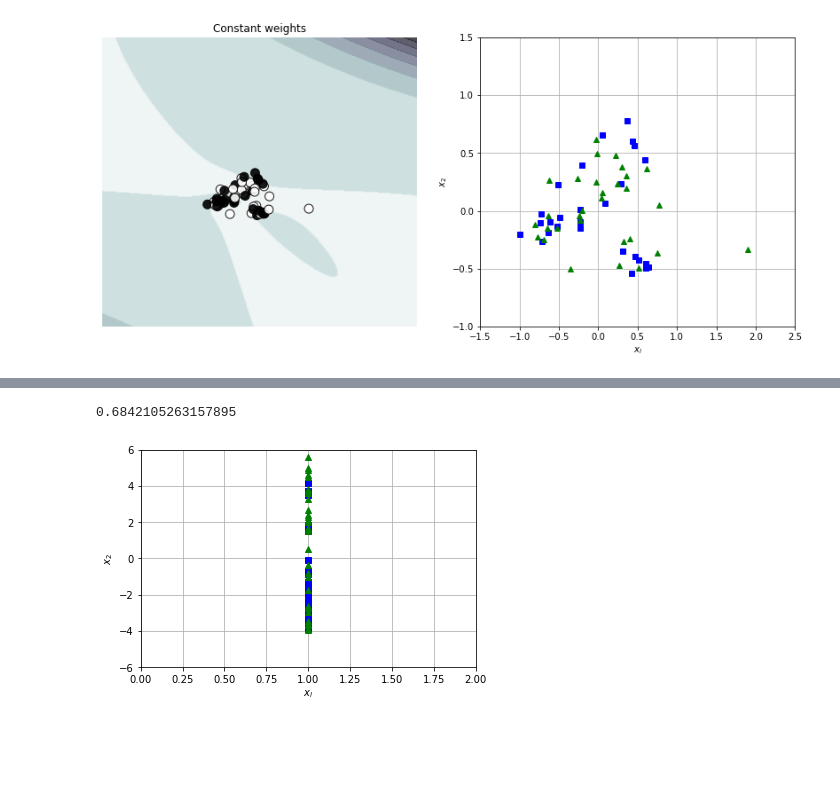
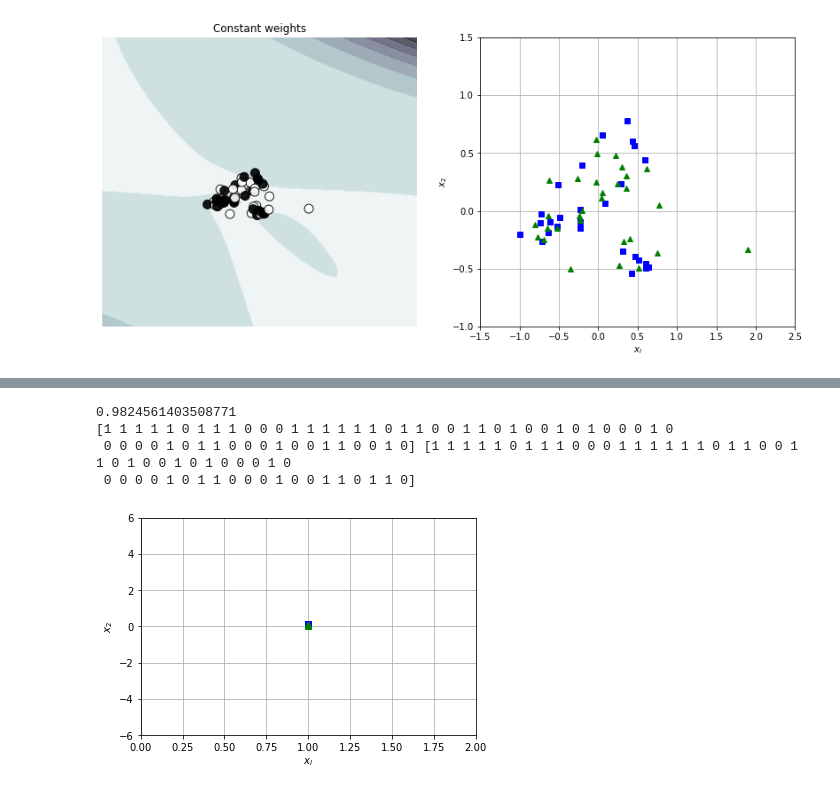
Before and after one commit to NeuroDataDesign/hyppo-2021-2022, a Jupyter notebook: Yingheng_Wang/classfication_baseline.ipynb, the cells around one changed output, grey strips where cells are left out. Saved outputs shown, nothing was run; the diff lists cells and outputs as text; code cells hidden in the pictures; blank space fills up the shorter version.

```diff
--- a/Yingheng_Wang/classfication_baseline.ipynb
+++ b/Yingheng_Wang/classfication_baseline.ipynb
@@ -654,14 +647,14 @@ clf = Pipeline([ ('scaler', StandardScaler()),
 X_degree = x_degree
 cmds = ClassicalMDS(2)
 X_degree_cmds = cmds.fit_transform(X_degree)
-X_degree = X_degree_cmds.reshape(X_degree.shape[0], -1)
-clf.fit(X_degree, y)
-pred = clf.predict(X_degree)
-decision=clf.decision_function(X_degree)
+clf.fit(X_degree_cmds, y)
+pred = clf.predict(X_degree_cmds)
+decision=clf.decision_function(X_degree_cmds)
 # fig, axes = plt.subplots(1, 2, figsize=(14, 6))
 # sample_weight_constant = np.ones(len(X_degree))
 # plot_decision_function(clf, sample_weight_constant, axes[0],
 #                        "Constant weights")
 y_ = y.flatten()
-plot_dataset( X_degree, y_, [0, 6, -2, 2] )
-print(accuracy_score(pred, y))
+plot_dataset( X_degree_cmds, y_, [0, 6, -2, 2] )
+print(accuracy_score(pred, y_))
+print(pred, y_)
@@ -670,0 +661,14 @@ print(accuracy_score(pred, y))
+# %%
+from sklearn.svm import LinearSVC
+from sklearn.metrics import accuracy_score
+
+clf = Pipeline([ ('scaler', StandardScaler()),
+                 ('svm_clf', LinearSVC(C=10, loss="hinge", random_state=42))
+               ])
+clf.fit(X_degree, y)
+pred = clf.predict(X_degree)
+decision=clf.decision_function(X_degree)
+y_ = y.flatten()
+plot_dataset( X_degree, y_, [-0.01, 0.1, -0.01, 0.175] )
+print(accuracy_score(pred, y_))
+print(pred, y_)
@@ -671,23 +681,28 @@ print(accuracy_score(pred, y))
 # %%
 from sklearn.svm import LinearSVC
 from sklearn.metrics import accuracy_score
 
-X_degree_poly = degree_nodal_covariates.fit_transform(X_degree)
-clf = Pipeline([ ('features', degree_nodal_covariates),
+poly_nodal_covariates = PolynomialFeatures(degree=3)
+X_degree_poly = poly_nodal_covariates.fit_transform(X_degree)
+clf = Pipeline([ ('features', poly_nodal_covariates),
                  ('scaler', StandardScaler()),
                  ('svm_clf', LinearSVC(C=10, loss="hinge", random_state=42))
                ])
 clf.fit(X_degree, y)
 pred = clf.predict(X_degree)
 decision=clf.decision_function(X_degree)
 # fig, axes = plt.subplots(1, 2, figsize=(14, 6))
 # sample_weight_constant = np.ones(len(X))
 # plot_decision_function(clf, sample_weight_constant, axes[0],
 #                        "Constant weights")
 y_ = y.flatten()
 plot_dataset( X_degree_poly, y_, [0, 2, -6, 6] )
 # print(pred, labels)
-print(accuracy_score(pred, y))
+print(accuracy_score(pred, y_))
+print(pred, y_)
 # %% [output]
-0.6842105263157895
+0.9824561403508771
+[1 1 1 1 1 0 1 1 1 0 0 0 1 1 1 1 1 1 0 1 1 0 0 1 1 0 1 0 0 1 0 1 0 0 0 1 0
+ 0 0 0 0 1 0 1 1 0 0 0 1 0 0 1 1 0 0 1 0] [1 1 1 1 1 0 1 1 1 0 0 0 1 1 1 1 1 1 0 1 1 0 0 1 1 0 1 0 0 1 0 1 0 0 0 1 0
+ 0 0 0 0 1 0 1 1 0 0 0 1 0 0 1 1 0 1 1 0]
-[figure, old version]
+[figure, new version]
```
Also changed, not shown: parts of 5 cells of this notebook, 1 other file.
